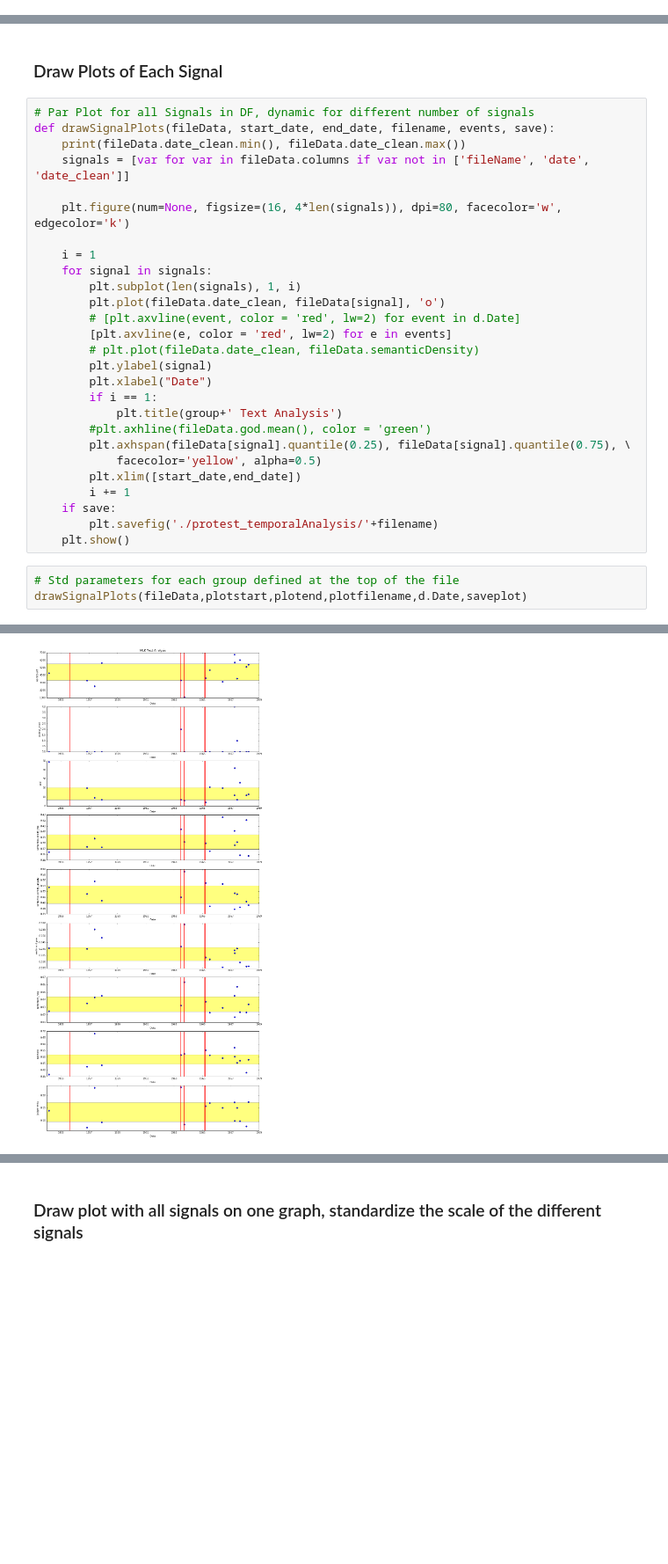
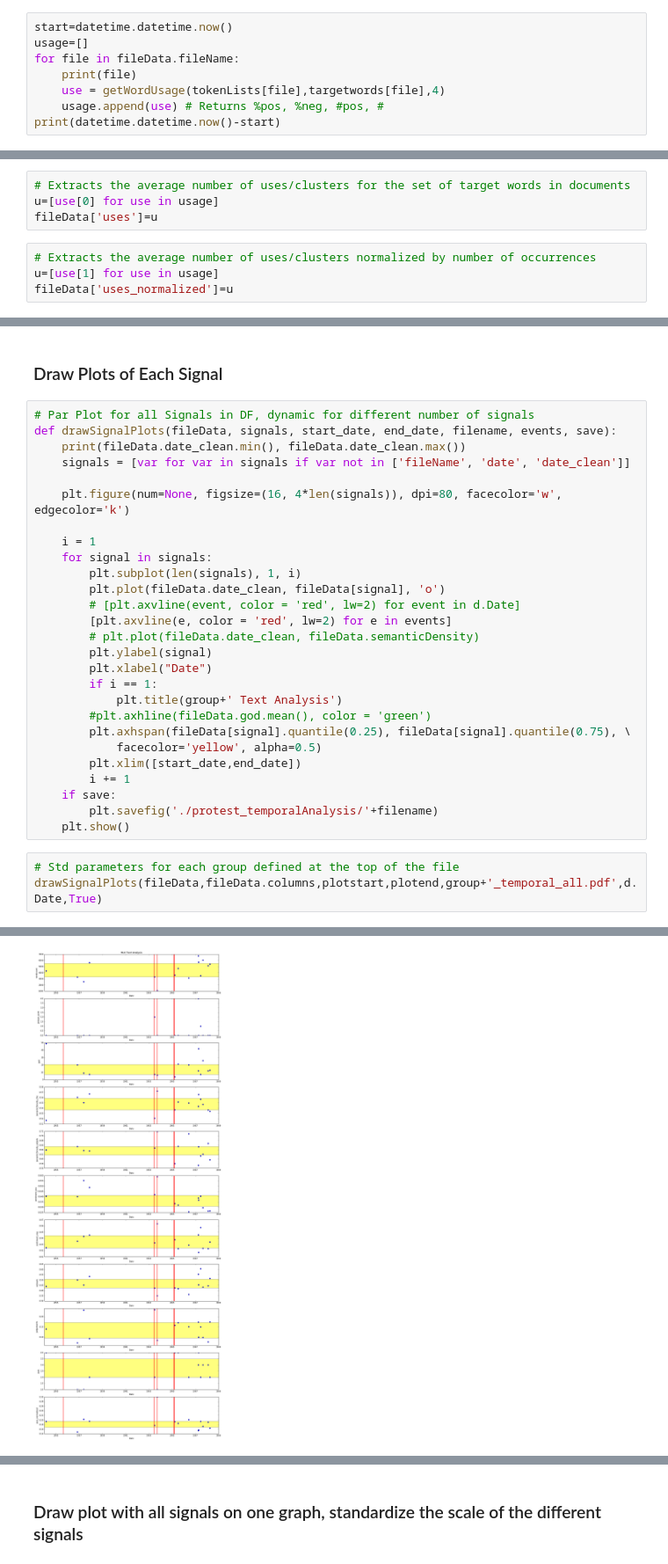
Before and after one commit to nmvenuti/DSI_Religion, a Jupyter notebook: protest_temporalAnalysis/temporal_viz.ipynb, the cells around one changed output, grey strips where cells are left out. Shown: that part at 88% size. Drawn from its saved outputs; the diff is of its cells as text; blank space fills up the shorter version.

```diff
--- a/protest_temporalAnalysis/temporal_viz.ipynb
+++ b/protest_temporalAnalysis/temporal_viz.ipynb
@@ -397,0 +478,8 @@ fileData['judgements']=j
+# %%
+start=datetime.datetime.now()
+usage=[]
+for file in fileData.fileName:
+    print(file)
+    use = getWordUsage(tokenLists[file],targetwords[file],4)
+    usage.append(use) # Returns %pos, %neg, #pos, #
+print(datetime.datetime.now()-start)
@@ -398,12 +503,20 @@ fileData['judgements']=j
+# %%
+# Extracts the average number of uses/clusters for the set of target words in documents
+u=[use[0] for use in usage]
+fileData['uses']=u
+# %%
+# Extracts the average number of uses/clusters normalized by number of occurrences
+u=[use[1] for use in usage]
+fileData['uses_normalized']=u
 # %% [markdown]
 ## Visualizations
 # %% [markdown]
 ### Draw Plots of Each Signal
 # %%
 # Par Plot for all Signals in DF, dynamic for different number of signals
-def drawSignalPlots(fileData, start_date, end_date, filename, events, save):
+def drawSignalPlots(fileData, signals, start_date, end_date, filename, events, save):
     print(fileData.date_clean.min(), fileData.date_clean.max())
-    signals = [var for var in fileData.columns if var not in ['fileName', 'date', 'date_clean']]
+    signals = [var for var in signals if var not in ['fileName', 'date', 'date_clean']]
 
     plt.figure(num=None, figsize=(16, 4*len(signals)), dpi=80, facecolor='w', edgecolor='k')
 
@@ -428,7 +541,7 @@ def drawSignalPlots(fileData, start_date, end_date, filename, events, save):
     plt.show()
 # %%
 # Std parameters for each group defined at the top of the file
-drawSignalPlots(fileData,plotstart,plotend,plotfilename,d.Date,saveplot)
+drawSignalPlots(fileData,fileData.columns,plotstart,plotend,group+'_temporal_all.pdf',d.Date,True)
 # %% [output]
 1954-02-28 00:00:00 1968-03-31 00:00:00
-[figure, old version]
+[figure, new version]
```
Also changed, not shown: parts of 14 cells of this notebook.
